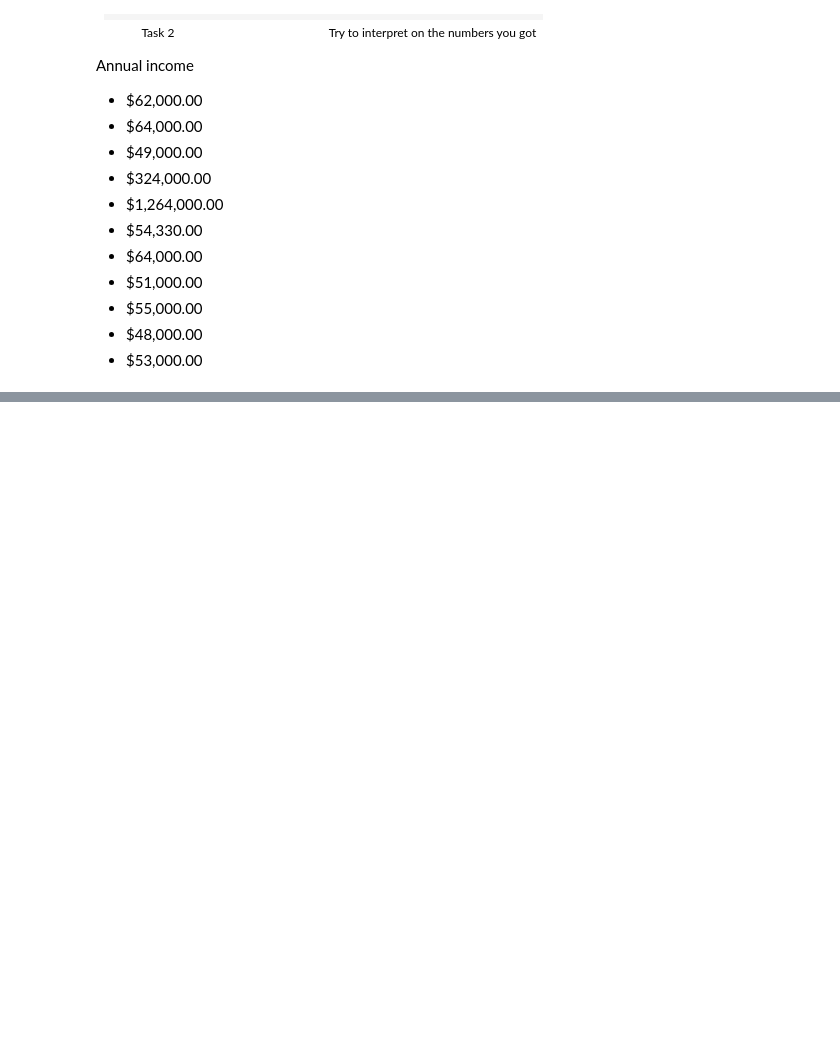
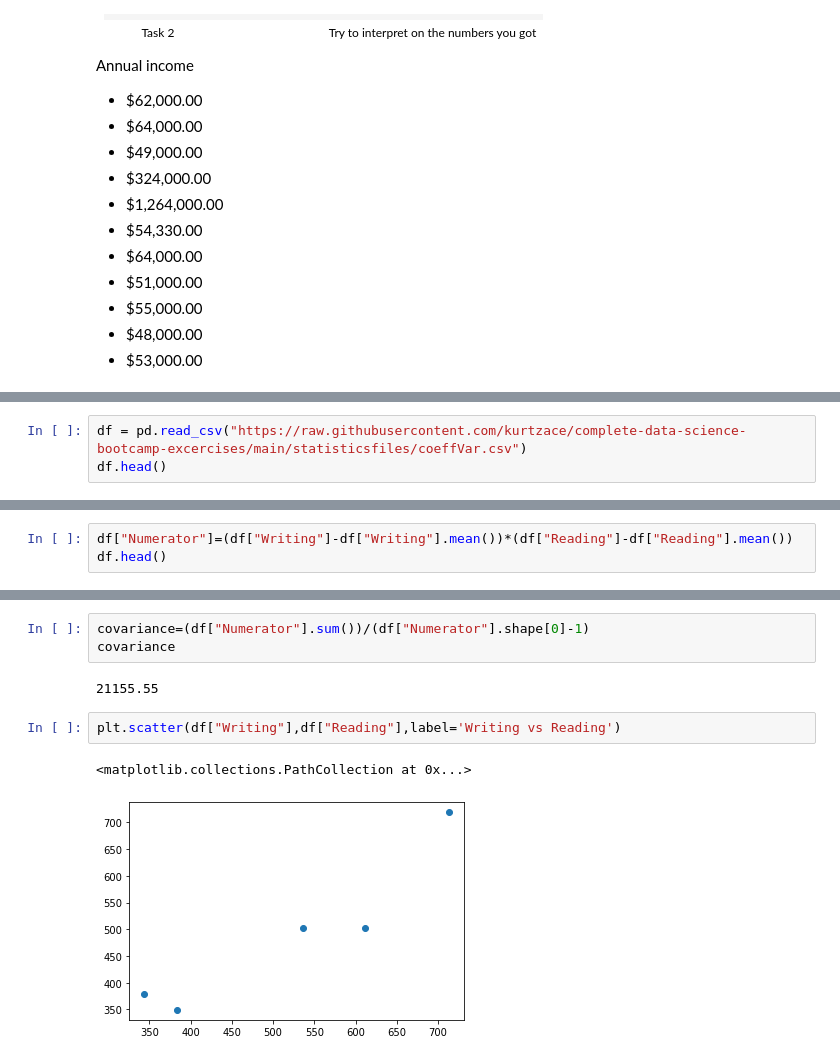
Before and after one commit to kurtzace/complete-data-science-bootcamp-excercises, a Jupyter notebook: Statistics.ipynb, the cells around one changed output, grey strips where cells are left out. Cells and saved outputs as stored; diff of their text form; blank space fills up the shorter version.

```diff
--- a/Statistics.ipynb
+++ b/Statistics.ipynb
@@ -279,0 +468,3 @@ median no lib no sort 52665.0
+# %%
+df = pd.read_csv("https://raw.githubusercontent.com/kurtzace/complete-data-science-bootcamp-excercises/main/statisticsfiles/coeffVar.csv")
+df.head()
@@ -279,0 +478,3 @@ median no lib no sort 52665.0
+# %%
+df["Numerator"]=(df["Writing"]-df["Writing"].mean())*(df["Reading"]-df["Reading"].mean())
+df.head()
@@ -279,0 +488,10 @@ median no lib no sort 52665.0
+# %%
+covariance=(df["Numerator"].sum())/(df["Numerator"].shape[0]-1)
+covariance
+# %% [output]
+21155.55
+# %%
+plt.scatter(df["Writing"],df["Reading"],label='Writing vs Reading')
+# %% [output]
+<matplotlib.collections.PathCollection at 0x...>
+[figure, added]
```
Also changed, not shown: parts of 21 cells of this notebook.
